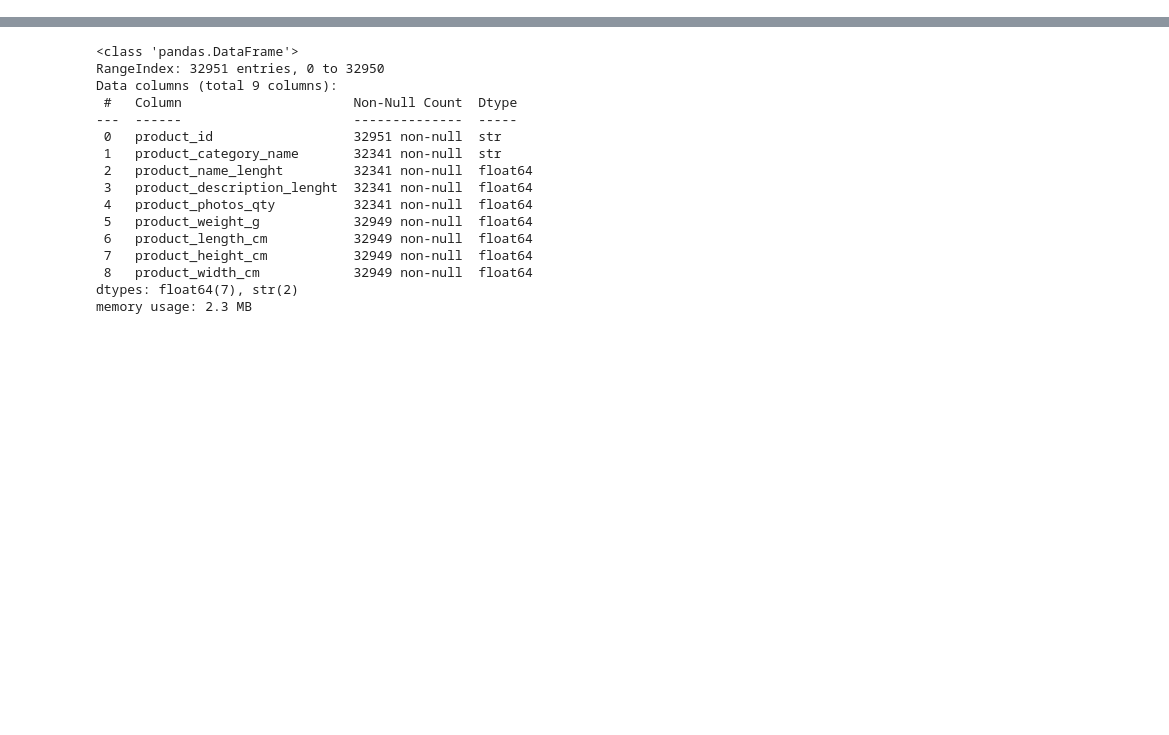
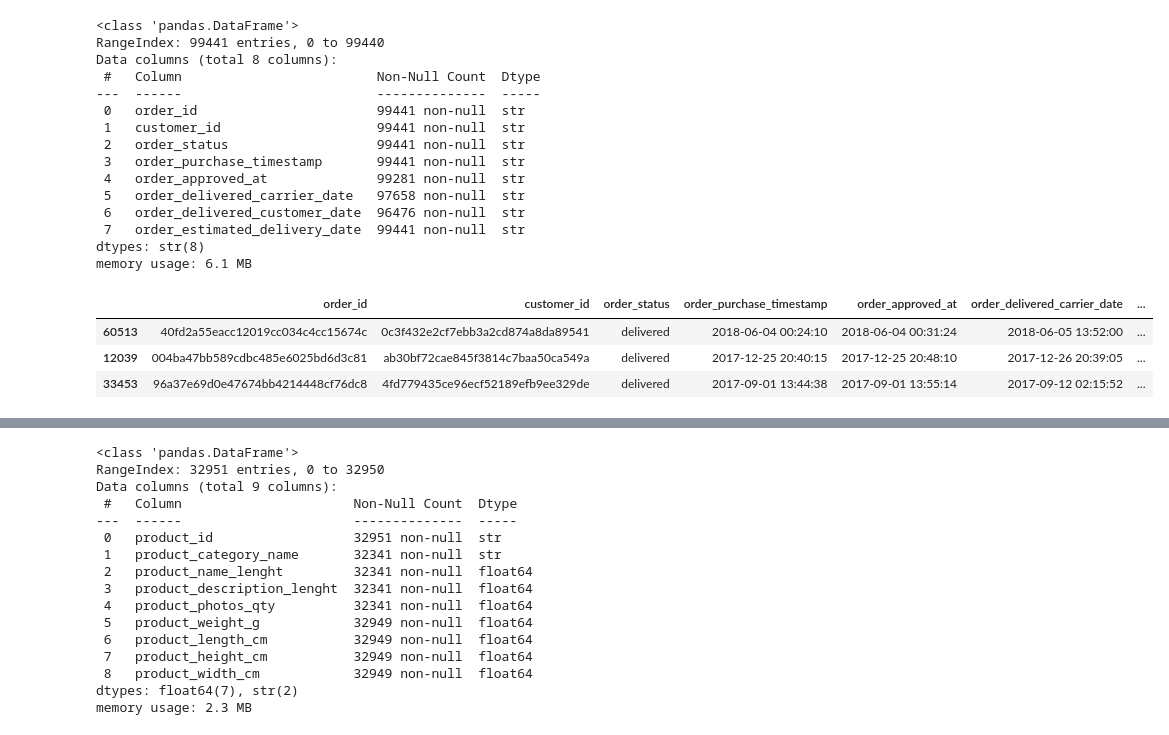
Before and after one commit to marcozanb/final_project, a Jupyter notebook: analisi_creazione_df.ipynb, the cells around one changed output, grey strips where cells are left out. Saved outputs shown, nothing was run; the diff lists cells and outputs as text; code cells hidden in the pictures; blank space fills up the shorter version.

```diff
--- a/analisi_creazione_df.ipynb
+++ b/analisi_creazione_df.ipynb
@@ -28,0 +117,23 @@ df_geolocation_dataset = dataframes["geolocation_dataset"]
+# %%
+df_order_dataset.info()
+df_order_dataset.sample(3)
+# %% [output]
+<class 'pandas.DataFrame'>
+RangeIndex: 99441 entries, 0 to 99440
+Data columns (total 8 columns):
+ #   Column                         Non-Null Count  Dtype
+---  ------                         --------------  -----
+ 0   order_id                       99441 non-null  str
+ 1   customer_id                    99441 non-null  str
+ 2   order_status                   99441 non-null  str
+ 3   order_purchase_timestamp       99441 non-null  str
+ 4   order_approved_at              99281 non-null  str
+ 5   order_delivered_carrier_date   97658 non-null  str
+ 6   order_delivered_customer_date  96476 non-null  str
+ 7   order_estimated_delivery_date  99441 non-null  str
+dtypes: str(8)
+memory usage: 6.1 MB
+|  | order_id | customer_id | order_status | order_purchase_timestamp | order_approved_at | order_delivered_carrier_date | ... |
+| 60513 | 40fd2a55eacc12019cc034c4cc15674c | 0c3f432e2cf7ebb3a2cd874a8da89541 | delivered | 2018-06-04 00:24:10 | 2018-06-04 00:31:24 | 2018-06-05 13:52:00 | ... |
+| 12039 | 004ba47bb589cdbc485e6025bd6d3c81 | ab30bf72cae845f3814c7baa50ca549a | delivered | 2017-12-25 20:40:15 | 2017-12-25 20:48:10 | 2017-12-26 20:39:05 | ... |
+| 33453 | 96a37e69d0e47674bb4214448cf76dc8 | 4fd779435ce96ecf52189efb9ee329de | delivered | 2017-09-01 13:44:38 | 2017-09-01 13:55:14 | 2017-09-12 02:15:52 | ... |
```
Also changed, not shown: parts of 29 cells of this notebook.
